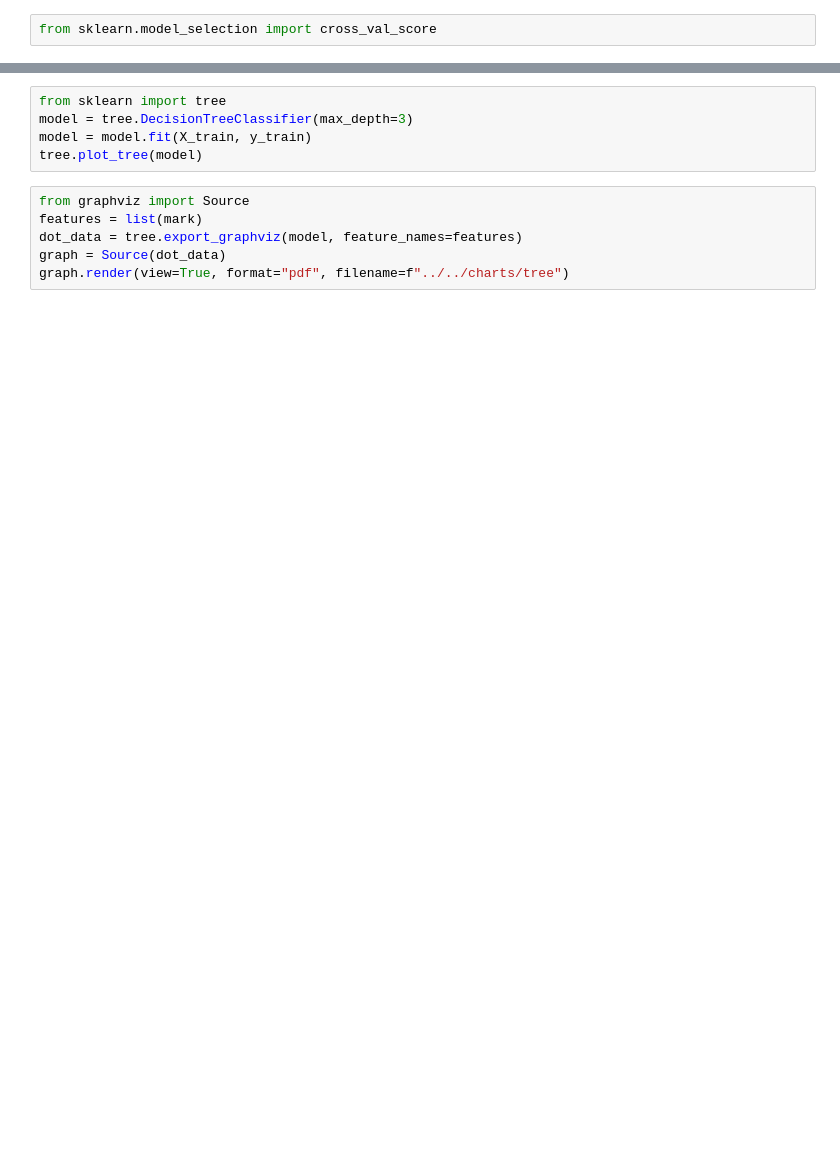
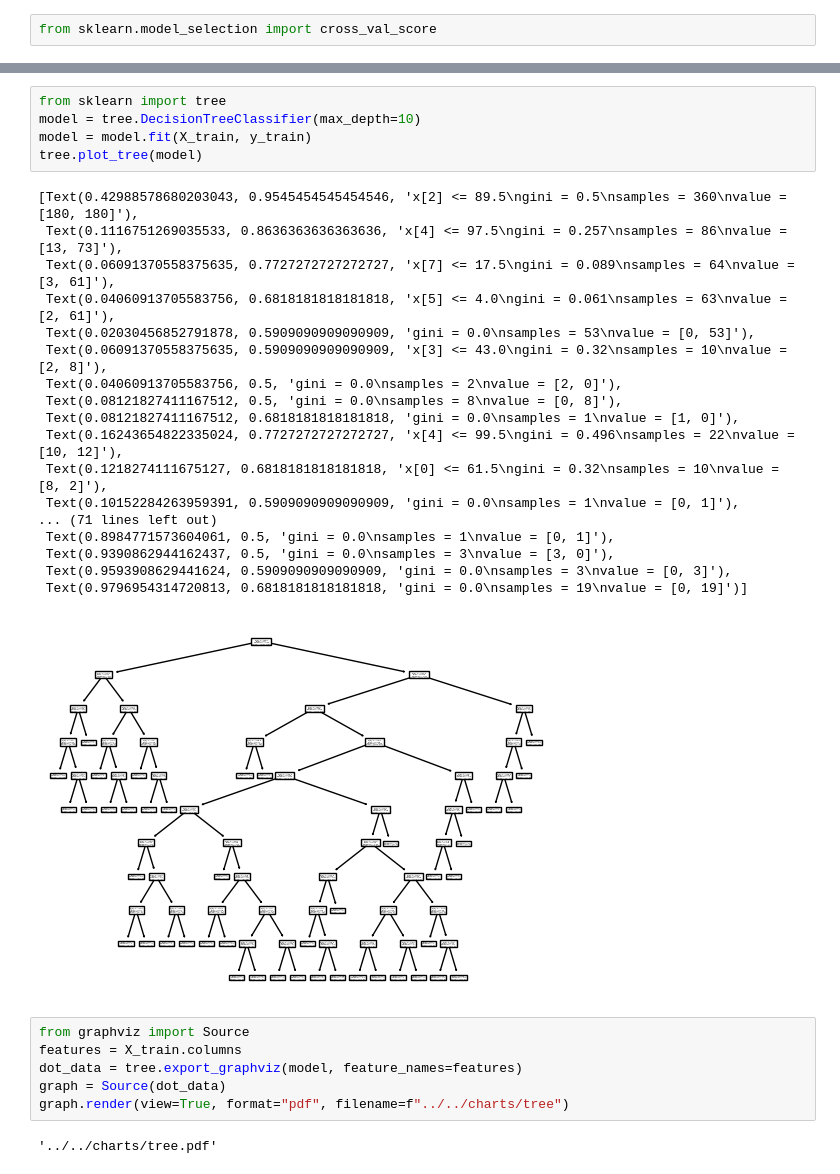
Before and after one commit to User-Howard/EmergencyRiskForecast, a Jupyter notebook: src/models/decision_tree.ipynb, the cells around one changed output, grey strips where cells are left out. Saved outputs shown, nothing was run; the diff lists cells and outputs as text; blank space fills up the shorter version.

```diff
--- a/src/models/decision_tree.ipynb
+++ b/src/models/decision_tree.ipynb
@@ -8,13 +23,34 @@ FILENAME = f"../../data/Preprocessed/chartevents_{nme}_labeled.csv"
 # %%
 from sklearn import tree
-model = tree.DecisionTreeClassifier(max_depth=3)
+model = tree.DecisionTreeClassifier(max_depth=10)
 model = model.fit(X_train, y_train)
 tree.plot_tree(model)
+# %% [output]
+[Text(0.42988578680203043, 0.9545454545454546, 'x[2] <= 89.5\ngini = 0.5\nsamples = 360\nvalue = [180, 180]'),
+ Text(0.1116751269035533, 0.8636363636363636, 'x[4] <= 97.5\ngini = 0.257\nsamples = 86\nvalue = [13, 73]'),
+ Text(0.06091370558375635, 0.7727272727272727, 'x[7] <= 17.5\ngini = 0.089\nsamples = 64\nvalue = [3, 61]'),
+ Text(0.04060913705583756, 0.6818181818181818, 'x[5] <= 4.0\ngini = 0.061\nsamples = 63\nvalue = [2, 61]'),
+ Text(0.02030456852791878, 0.5909090909090909, 'gini = 0.0\nsamples = 53\nvalue = [0, 53]'),
+ Text(0.06091370558375635, 0.5909090909090909, 'x[3] <= 43.0\ngini = 0.32\nsamples = 10\nvalue = [2, 8]'),
+ Text(0.04060913705583756, 0.5, 'gini = 0.0\nsamples = 2\nvalue = [2, 0]'),
+ Text(0.08121827411167512, 0.5, 'gini = 0.0\nsamples = 8\nvalue = [0, 8]'),
+ Text(0.08121827411167512, 0.6818181818181818, 'gini = 0.0\nsamples = 1\nvalue = [1, 0]'),
+ Text(0.16243654822335024, 0.7727272727272727, 'x[4] <= 99.5\ngini = 0.496\nsamples = 22\nvalue = [10, 12]'),
+ Text(0.1218274111675127, 0.6818181818181818, 'x[0] <= 61.5\ngini = 0.32\nsamples = 10\nvalue = [8, 2]'),
+ Text(0.10152284263959391, 0.5909090909090909, 'gini = 0.0\nsamples = 1\nvalue = [0, 1]'),
+... (71 lines left out)
+ Text(0.8984771573604061, 0.5, 'gini = 0.0\nsamples = 1\nvalue = [0, 1]'),
+ Text(0.9390862944162437, 0.5, 'gini = 0.0\nsamples = 3\nvalue = [3, 0]'),
+ Text(0.9593908629441624, 0.5909090909090909, 'gini = 0.0\nsamples = 3\nvalue = [0, 3]'),
+ Text(0.9796954314720813, 0.6818181818181818, 'gini = 0.0\nsamples = 19\nvalue = [0, 19]')]
+[figure, added]
 # %%
 from graphviz import Source
-features = list(mark)
+features = X_train.columns
 dot_data = tree.export_graphviz(model, feature_names=features)
 graph = Source(dot_data)
 graph.render(view=True, format="pdf", filename=f"../../charts/tree")
+# %% [output]
+'../../charts/tree.pdf'
 # %%
 len(X_train), len(X_test)
```
Also changed, not shown: parts of 12 cells of this notebook, 13 other files.
